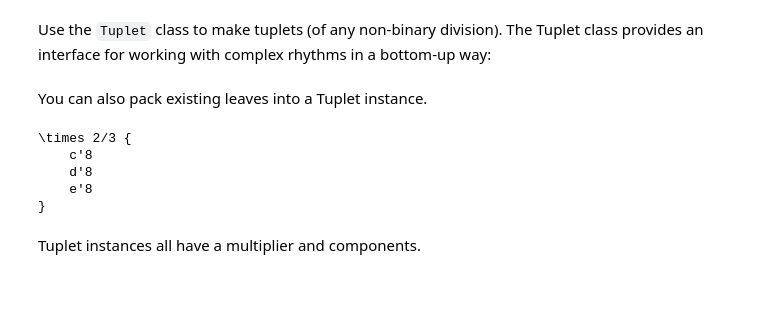
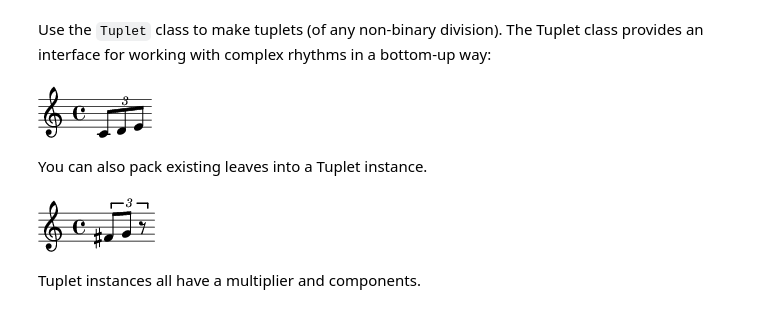
Before and after one commit to kureta/intensive, a Jupyter notebook: day-2/1-rhythms.ipynb, the cells around one changed output. Saved outputs shown, nothing was run; the diff lists cells and outputs as text; code cells hidden in the pictures.

```diff
--- a/day-2/1-rhythms.ipynb
+++ b/day-2/1-rhythms.ipynb
@@ -13,7 +55,9 @@ Use the `Tuplet` class to make tuplets (of any non-binary division). The Tuplet
 # %%
 tuplet = abjad.Tuplet(abjad.Multiplier(2, 3), "c'8 d'8 e'8")
 # %%
-abjad.f(tuplet)
+abjad.show(tuplet)
+# %% [output]
+[figure, added]
 # %% [markdown]
 You can also pack existing leaves into a Tuplet instance.
 # %%
@@ -21,13 +65,9 @@ leaves = [abjad.Note("fs'8"), abjad.Note("g'8"), abjad.Rest('r8')]
 # %%
 tuplet = abjad.Tuplet(abjad.Multiplier(2, 3), leaves)
 # %%
-abjad.f(tuplet)
+abjad.show(tuplet)
 # %% [output]
-\times 2/3 {
-    c'8
-    d'8
-    e'8
-}
+[figure, added]
 # %% [markdown]
 Tuplet instances all have a multiplier and components.
 # %%
```
Also changed, not shown: parts of 28 cells of this notebook.
